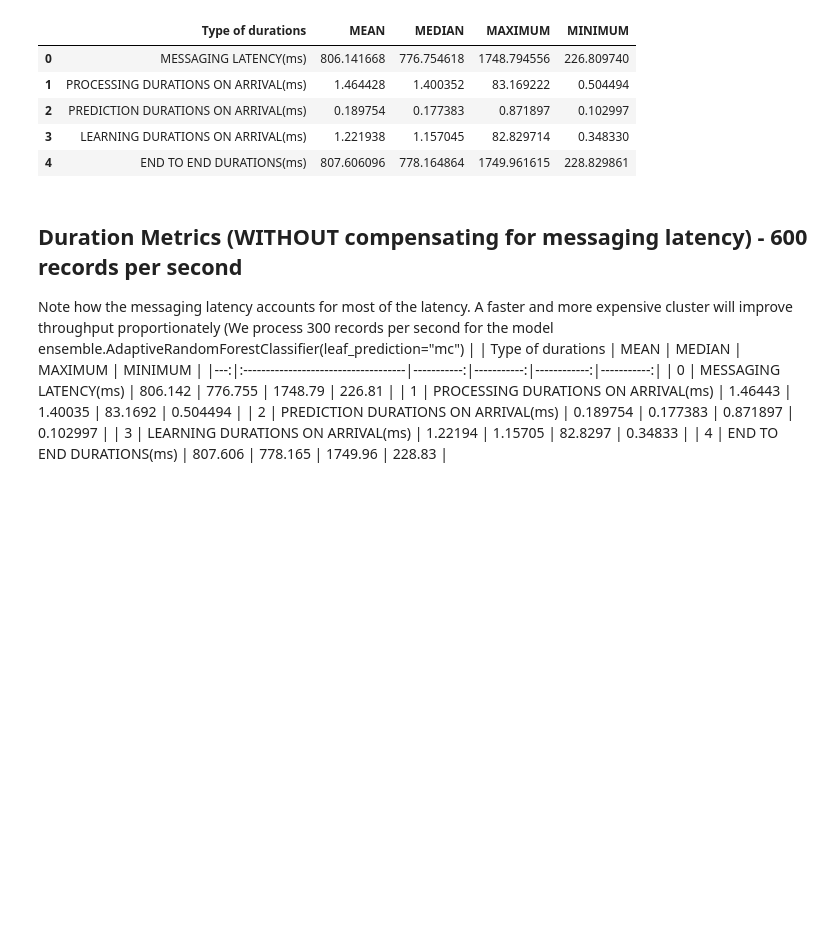
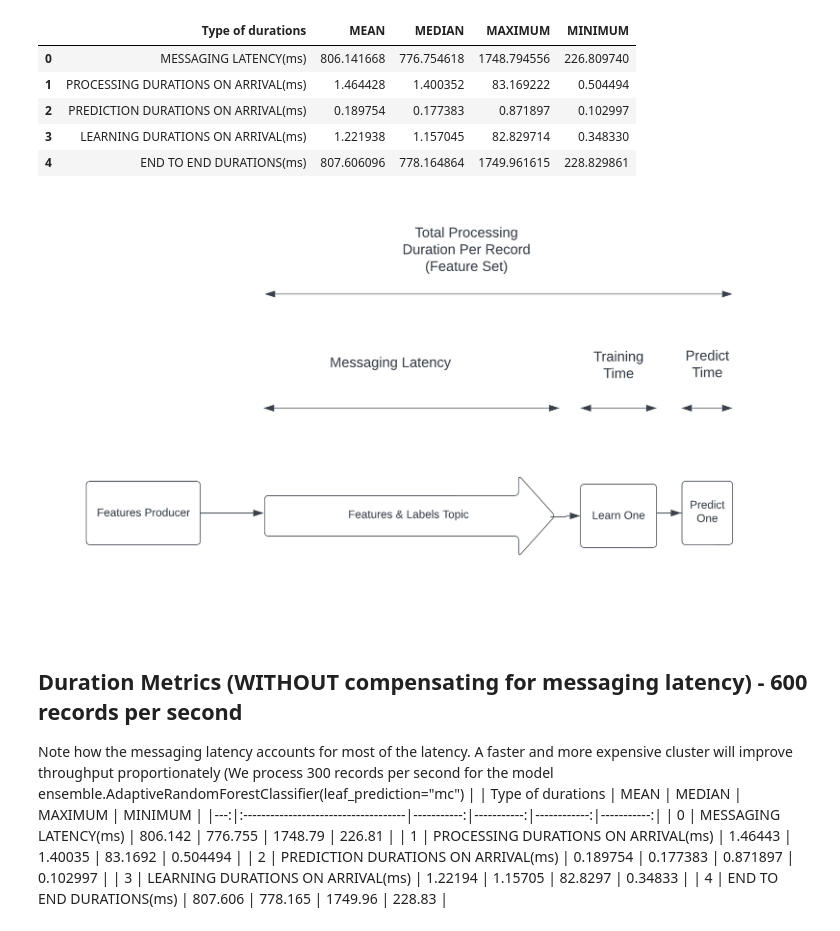
Before and after one commit to dominodatalab/online-learning-streaming, a Jupyter notebook: src/MaliciousURLModelConsumer.ipynb, the cells around one changed output. Saved outputs shown, nothing was run; the diff lists cells and outputs as text; code cells hidden in the pictures; blank space fills up the shorter version.

```diff
--- a/src/MaliciousURLModelConsumer.ipynb
+++ b/src/MaliciousURLModelConsumer.ipynb
@@ -206,6 +206,11 @@ AVERAGE MEMORY USAGE 2792455
 | 2 | PREDICTION DURATIONS ON ARRIVAL(ms) | 0.189754 | 0.177383 | 0.871897 | 0.102997 |
 | 3 | LEARNING DURATIONS ON ARRIVAL(ms) | 1.221938 | 1.157045 | 82.829714 | 0.348330 |
 | 4 | END TO END DURATIONS(ms) | 807.606096 | 778.164864 | 1749.961615 | 228.829861 |
+# %%
+from IPython import display
+display.Image('/mnt/code/assets/processing_times.png')
+# %% [output]
+[figure, added]
 # %% [markdown]
 ## Duration Metrics (WITHOUT compensating for messaging latency) - 600 records per second
 
```
Also changed, not shown: 3 other files.
